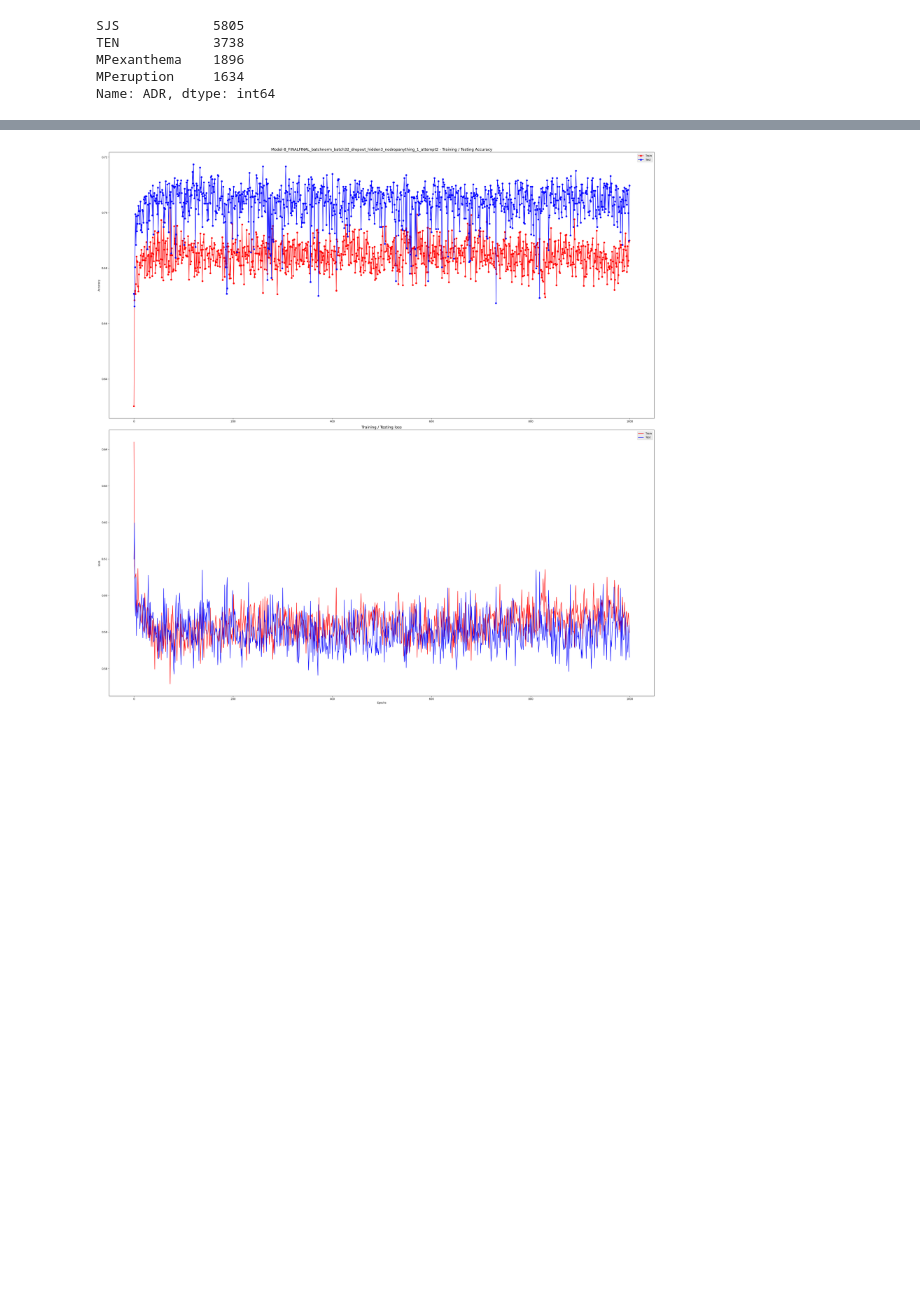
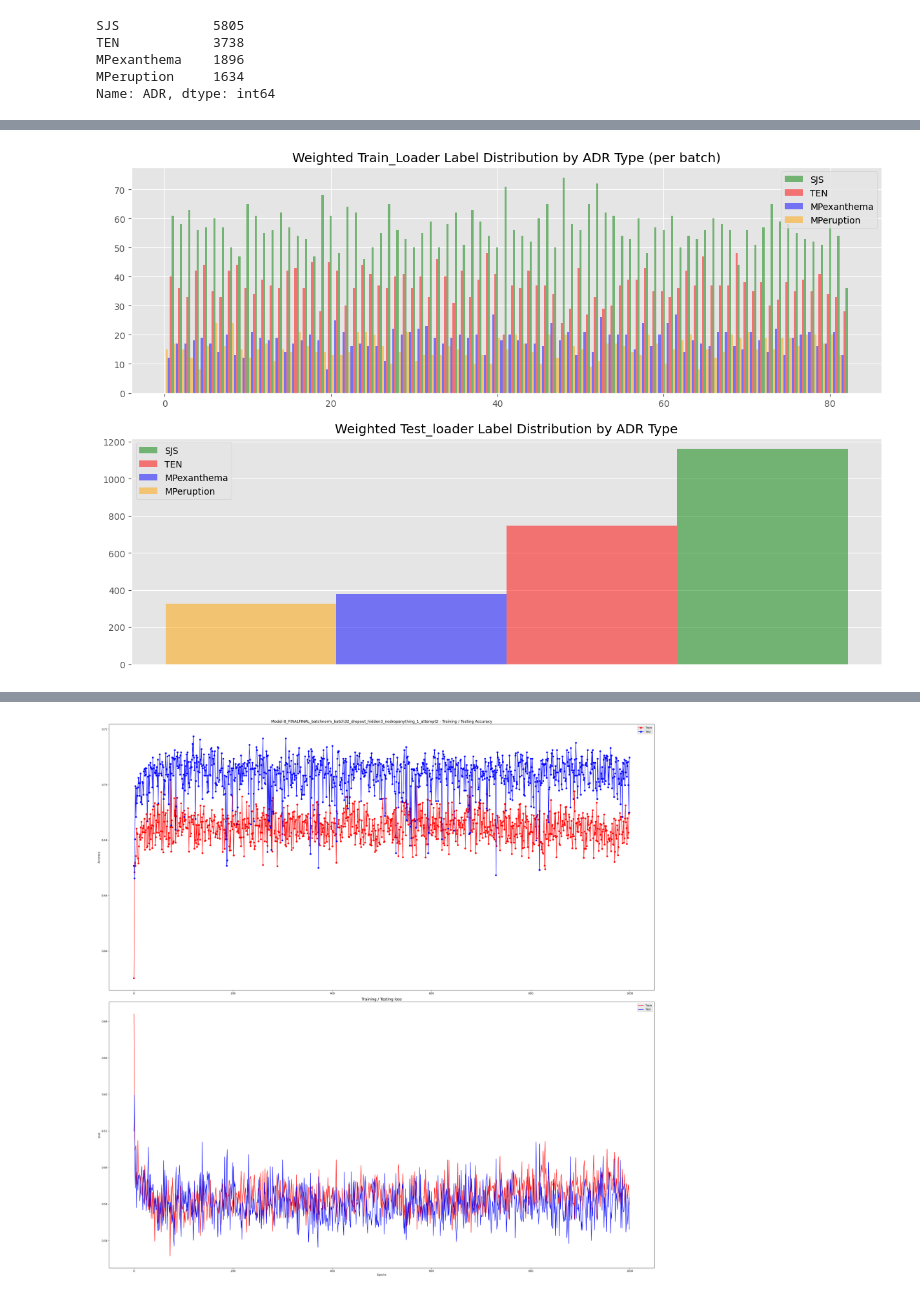
Before and after one commit to akumaharit/PredictingType2ADRwithHLAandMorgan, a Jupyter notebook: code/4 - Training & Testing/1 YesorNO ADR Model (Experiment) BatchNorm.ipynb, the cells around one changed output, grey strips where cells are left out. Cells and saved outputs as stored; diff of their text form; code cells hidden in the pictures; blank space fills up the shorter version.

```diff
--- a/code/4 - Training & Testing/1 YesorNO ADR Model (Experiment) BatchNorm.ipynb
+++ b/code/4 - Training & Testing/1 YesorNO ADR Model (Experiment) BatchNorm.ipynb
@@ -196,0 +272,4 @@ def get_dataloader_distribution(*args):
+# %%
+get_dataloader_distribution_manyclass(train_loader, test_loader, label = "Weighted")
+# %% [output]
+[figure, added]
```
Also changed, not shown: parts of 39 cells of this notebook, 3 other files.
